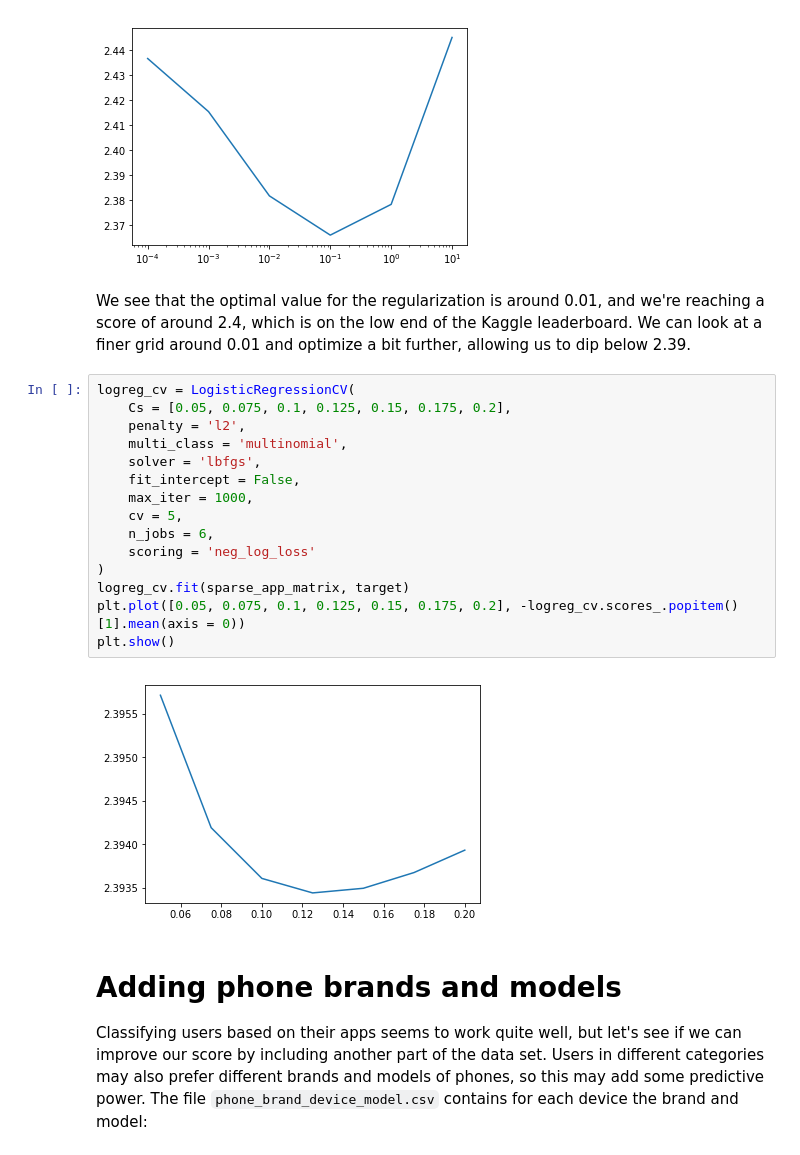
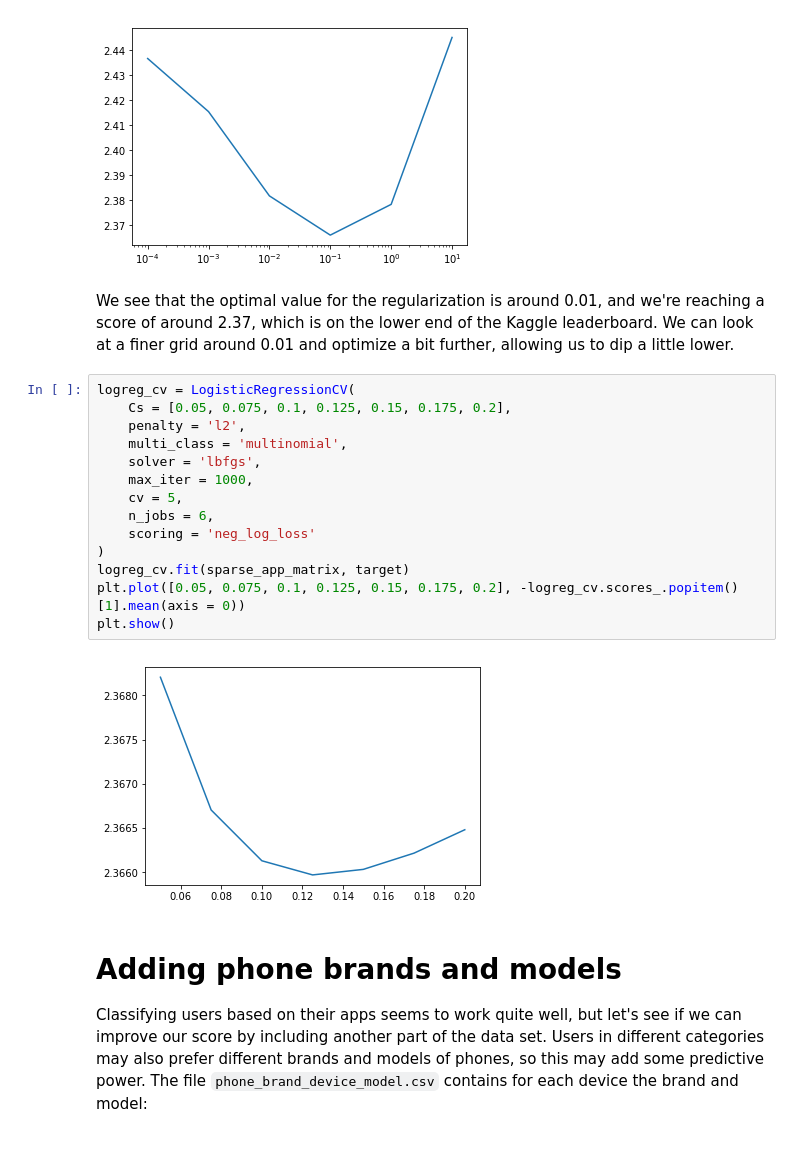
Before and after one commit to marcotompitak/kaggle-code, a Jupyter notebook: TalkingData/ClassifyMobileUsers.ipynb, the cells around one changed output. Drawn from its saved outputs; the diff is of its cells as text.

```diff
--- a/TalkingData/ClassifyMobileUsers.ipynb
+++ b/TalkingData/ClassifyMobileUsers.ipynb
@@ -219,24 +219,23 @@ plt.show()
 # %% [output]
 [figure]
 # %% [markdown]
-We see that the optimal value for the regularization is around 0.01, and we're reaching a score of around 2.4, which is on the low end of the Kaggle leaderboard. We can look at a finer grid around 0.01 and optimize a bit further, allowing us to dip below 2.39.
+We see that the optimal value for the regularization is around 0.01, and we're reaching a score of around 2.37, which is on the lower end of the Kaggle leaderboard. We can look at a finer grid around 0.01 and optimize a bit further, allowing us to dip a little lower.
 # %%
 logreg_cv = LogisticRegressionCV(
     Cs = [0.05, 0.075, 0.1, 0.125, 0.15, 0.175, 0.2],
     penalty = 'l2',
     multi_class = 'multinomial',
     solver = 'lbfgs',
-    fit_intercept = False,
     max_iter = 1000,
     cv = 5,
     n_jobs = 6,
     scoring = 'neg_log_loss'
 )
 logreg_cv.fit(sparse_app_matrix, target)
 plt.plot([0.05, 0.075, 0.1, 0.125, 0.15, 0.175, 0.2], -logreg_cv.scores_.popitem()[1].mean(axis = 0))
 plt.show()
 # %% [output]
-[figure, old version]
+[figure, new version]
 # %% [markdown]
 # Adding phone brands and models
 
```
Also changed, not shown: parts of 7 cells of this notebook, 1 other file.
